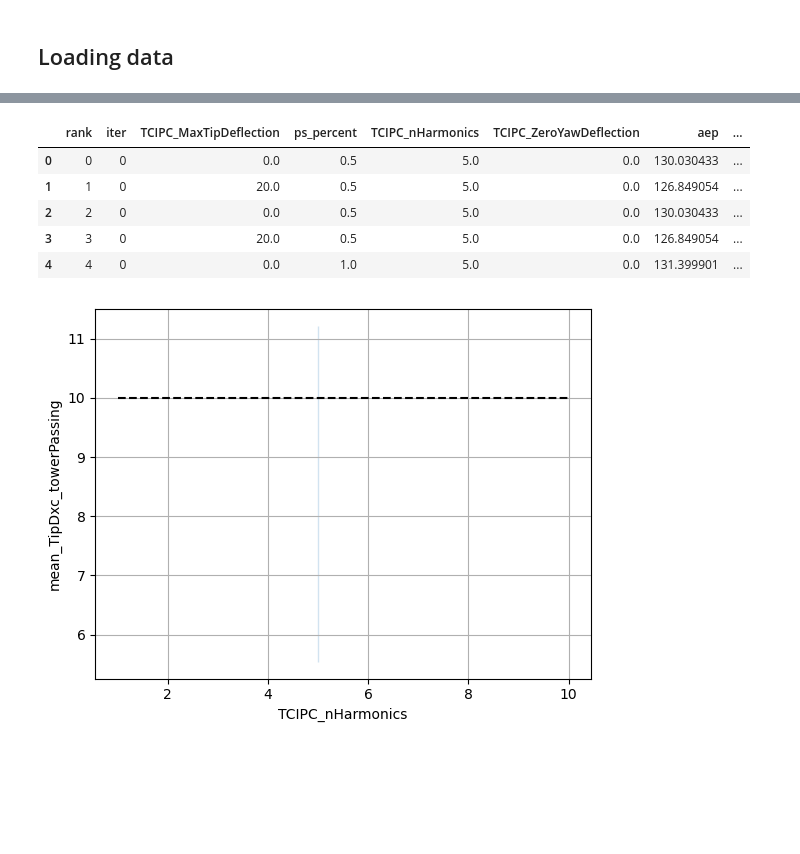
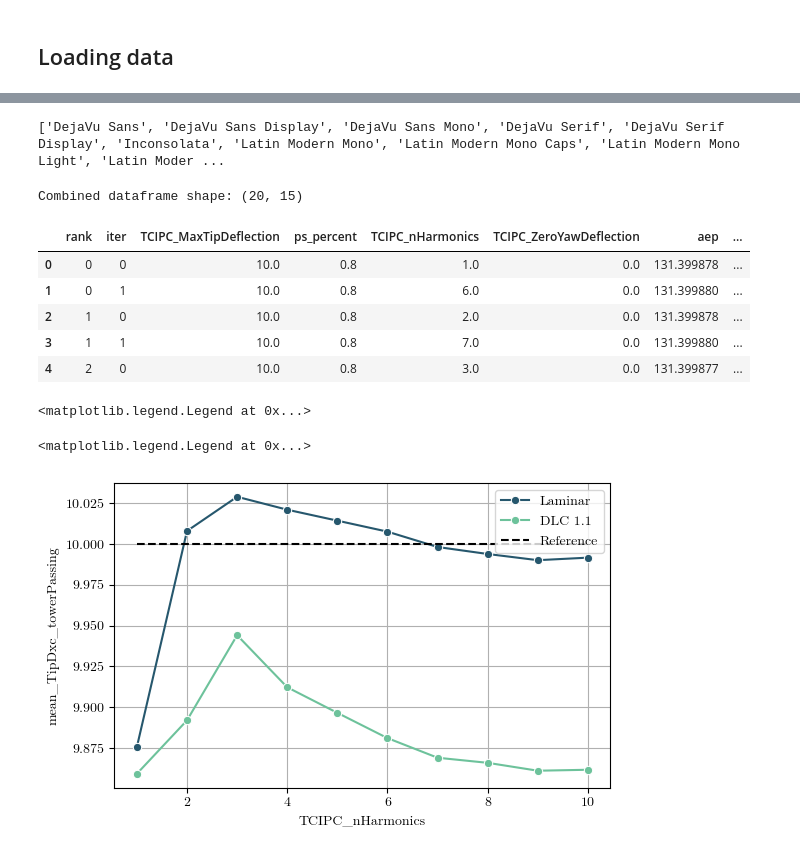
Before and after one commit to jesseishi/Tower-clearance-co-design, a Jupyter notebook: scripts/design_of_experiments/analyze_nharmonics.ipynb, the cells around one changed output, grey strips where cells are left out. Cells and saved outputs as stored; diff of their text form; code cells hidden in the pictures; blank space fills up the shorter version.

Commit message:
Some progress with making the figures for the design of experiments.

```diff
--- a/scripts/design_of_experiments/analyze_nharmonics.ipynb
+++ b/scripts/design_of_experiments/analyze_nharmonics.ipynb
@@ -36,3 +67,9 @@ dict_keys(['aeroelastic.platform_displacement', 'aeroelastic.hub_system_cm', 'ae
+# %%
+import matplotlib.font_manager as fm
+
+print(sorted(fm.get_font_names()))
+# %% [output]
+['DejaVu Sans', 'DejaVu Sans Display', 'DejaVu Sans Mono', 'DejaVu Serif', 'DejaVu Serif Display', 'Inconsolata', 'Latin Modern Mono', 'Latin Modern Mono Caps', 'Latin Modern Mono Light', 'Latin Moder ...
 # %%
 # Let's define how we load, scale, and label the data, then make a dataframe.
 all_outputs = {
@@ -110,27 +147,42 @@ all_outputs = {
     },
 }
 
-# Build dataframe from mapping
+# Build dataframe from mapping for each log
 labels = {short: info["label"] for short, info in all_outputs.items()}
-df_dict = {}
-for short_label, info in all_outputs.items():
-    data = data_dict[info["key"]]
-    scaled_data = list(map(info["scaling"], data))
-    df_dict[short_label] = scaled_data
+all_dfs = []
 
-df = pd.DataFrame(df_dict)
+for log_name, data_dict in all_data_dicts.items():
+    df_dict = {}
+    for short_label, info in all_outputs.items():
+        data = data_dict[info["key"]]
+        scaled_data = list(map(info["scaling"], data))
+        df_dict[short_label] = scaled_data
+
+    df_temp = pd.DataFrame(df_dict)
+    df_temp["log_name"] = log_name  # Add identifier column
+    all_dfs.append(df_temp)
+
+# Combine all dataframes
+df = pd.concat(all_dfs, ignore_index=True)
+print(f"Combined dataframe shape: {df.shape}")
 df.head()
 # %% [output]
+Combined dataframe shape: (20, 15)
 |  | rank | iter | TCIPC_MaxTipDeflection | ps_percent | TCIPC_nHarmonics | TCIPC_ZeroYawDeflection | aep | ... |
-| 0 | 0 | 0 | 0.0 | 0.5 | 5.0 | 0.0 | 130.030433 | ... |
-| 1 | 1 | 0 | 20.0 | 0.5 | 5.0 | 0.0 | 126.849054 | ... |
-| 2 | 2 | 0 | 0.0 | 0.5 | 5.0 | 0.0 | 130.030433 | ... |
-| 3 | 3 | 0 | 20.0 | 0.5 | 5.0 | 0.0 | 126.849054 | ... |
-| 4 | 4 | 0 | 0.0 | 1.0 | 5.0 | 0.0 | 131.399901 | ... |
+| 0 | 0 | 0 | 10.0 | 0.8 | 1.0 | 0.0 | 131.399878 | ... |
+| 1 | 0 | 1 | 10.0 | 0.8 | 6.0 | 0.0 | 131.399880 | ... |
+| 2 | 1 | 0 | 10.0 | 0.8 | 2.0 | 0.0 | 131.399878 | ... |
+| 3 | 1 | 1 | 10.0 | 0.8 | 7.0 | 0.0 | 131.399880 | ... |
+| 4 | 2 | 0 | 10.0 | 0.8 | 3.0 | 0.0 | 131.399877 | ... |
 # %%
-sns.lineplot(df, x="TCIPC_nHarmonics", y="mean_TipDxc_towerPassing")
-plt.hlines([10], 1, 10, "k", "--")
+sns.lineplot(
+    df, x="TCIPC_nHarmonics", y="mean_TipDxc_towerPassing", hue="log_name", marker="o"
+)
+plt.hlines([10], 1, 10, "k", "--", label="Reference")
 plt.grid()
+plt.legend()
 # %% [output]
+<matplotlib.legend.Legend at 0x...>
+<matplotlib.legend.Legend at 0x...>
-[figure, old version]
+[figure, new version]
 # %%
```
Also changed, not shown: parts of 11 cells of this notebook, 4 other files.
